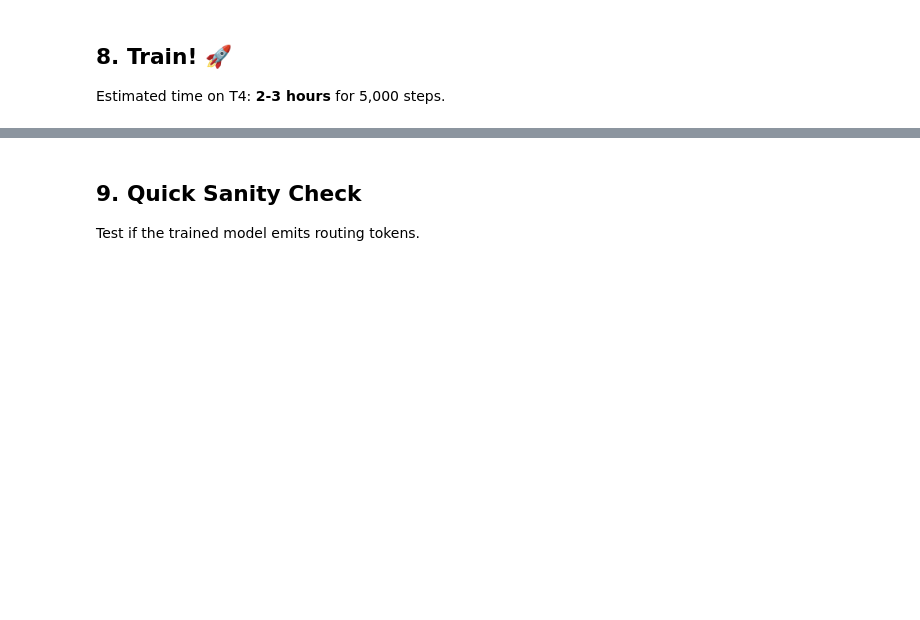
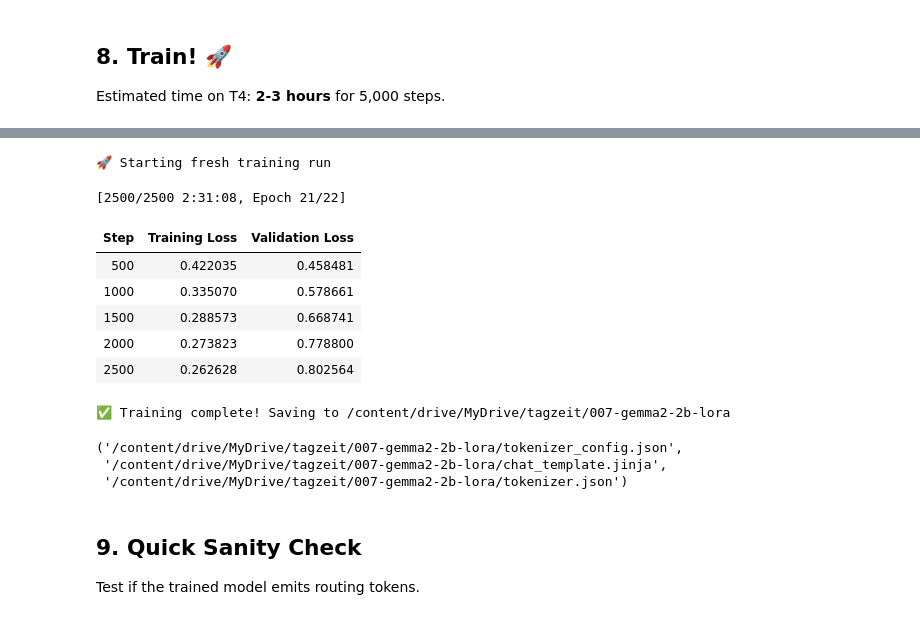
Before and after one commit to mgosal/tagzeit-gemma-2b, a Jupyter notebook: experiments/route-to-luxon/007_gemma_lora_colab.ipynb, the cells around one changed output, grey strips where cells are left out. Drawn from its saved outputs; the diff is of its cells as text; code cells hidden in the pictures; blank space fills up the shorter version.

```diff
--- a/experiments/route-to-luxon/007_gemma_lora_colab.ipynb
+++ b/experiments/route-to-luxon/007_gemma_lora_colab.ipynb
@@ -258,6 +307,48 @@ print(f"✅ Training config ready: {MAX_STEPS} steps, batch=4×2=8")
 
 Estimated time on T4: **2-3 hours** for 5,000 steps.
 # %%
+# ═══════════════════════════════════════════════════════════════
+# 🔧 FIXED CONFIG — lower batch, safer eval, frequent checkpoints
+# ═══════════════════════════════════════════════════════════════
+import glob
+from trl import SFTTrainer, SFTConfig
+
+MAX_STEPS = 2500
+
+sft_config = SFTConfig(
+    output_dir=OUTPUT_DIR,
+    save_strategy="steps",
+    save_steps=250,
+
+    per_device_train_batch_size=2,
+    gradient_accumulation_steps=4,
+
+    max_steps=MAX_STEPS,
+    warmup_steps=100,
+    learning_rate=5e-5,
+    lr_scheduler_type="cosine",
+    weight_decay=0.01,
+    optim="adamw_8bit",
+
+    fp16=True,
+    bf16=False,
+
+    logging_steps=10,
+    eval_strategy="steps",
+    eval_steps=500,
+    per_device_eval_batch_size=1,
+    report_to="none",
+
+    max_length=256,
+    packing=True,
+    dataset_text_field="text",
+
+    seed=3407,
+)
+
+def formatting_func(example):
+    return example["text"]
+
 trainer = SFTTrainer(
     model=model,
     processing_class=tokenizer,
@@ -268,7 +359,6 @@ trainer = SFTTrainer(
 )
 
 # Check for existing checkpoint (for resuming after disconnect)
-import glob
 checkpoints = sorted(glob.glob(f"{OUTPUT_DIR}/checkpoint-*"))
 if checkpoints:
     latest = checkpoints[-1]
@@ -282,3 +372,4 @@ else:
 print(f"\n✅ Training complete! Saving to {OUTPUT_DIR}")
 trainer.save_model(OUTPUT_DIR)
 tokenizer.save_pretrained(OUTPUT_DIR)
+# %% [output]
@@ -285,3 +378,15 @@ tokenizer.save_pretrained(OUTPUT_DIR)
+🚀 Starting fresh training run
+[2500/2500 2:31:08, Epoch 21/22]
+| Step | Training Loss | Validation Loss |
+| 500 | 0.422035 | 0.458481 |
+| 1000 | 0.335070 | 0.578661 |
+| 1500 | 0.288573 | 0.668741 |
+| 2000 | 0.273823 | 0.778800 |
+| 2500 | 0.262628 | 0.802564 |
+✅ Training complete! Saving to /content/drive/MyDrive/tagzeit/007-gemma2-2b-lora
+('/content/drive/MyDrive/tagzeit/007-gemma2-2b-lora/tokenizer_config.json',
+ '/content/drive/MyDrive/tagzeit/007-gemma2-2b-lora/chat_template.jinja',
+ '/content/drive/MyDrive/tagzeit/007-gemma2-2b-lora/tokenizer.json')
 # %% [markdown]
 ## 9. Quick Sanity Check
 
```
Also changed, not shown: parts of 10 cells of this notebook, 1 other file.
